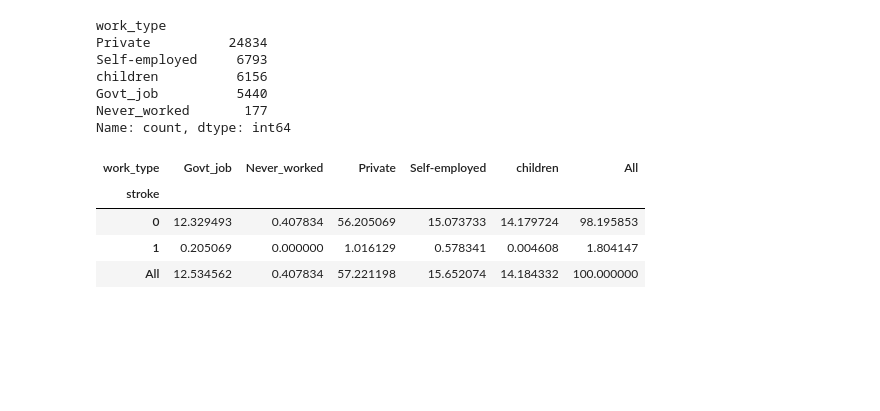
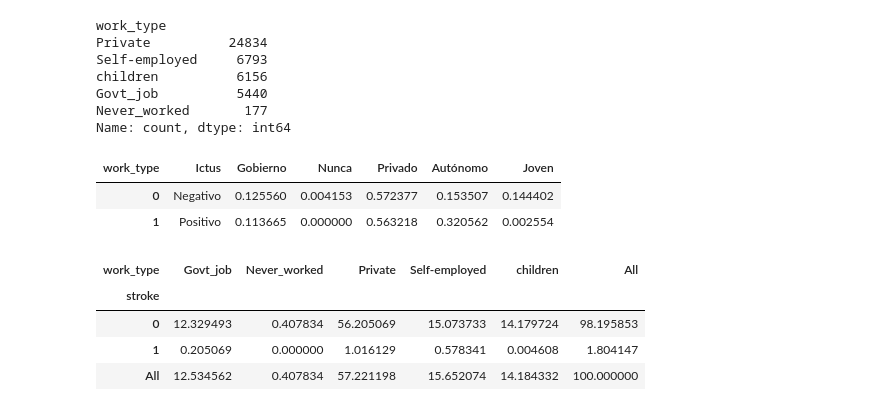
Before and after one commit to antoniocc12/Prediccion-ictus, a Jupyter notebook: notebooks/stroke.ipynb, the cells around one changed output. Drawn from its saved outputs; the diff is of its cells as text; code cells hidden in the pictures; blank space fills up the shorter version.

```diff
--- a/notebooks/stroke.ipynb
+++ b/notebooks/stroke.ipynb
@@ -323,0 +415,9 @@ fig.write_image(os.path.join(os.path.dirname(os.path.dirname(os.path.abspath('fi
+# %%
+work_df = pd.DataFrame(df[['work_type', 'stroke']].groupby('stroke').value_counts(normalize=True).unstack(fill_value=0)).reset_index().replace(
+    {'stroke': {0: 'Negativo', 1: 'Positivo'}}).rename(columns={'stroke': 'Ictus', 'Govt_job': 'Gobierno', 'Never_worked': 'Nunca',
+                                                                'Private': 'Privado', 'Self-employed': 'Autónomo', 'children': 'Joven'})
+work_df
+# %% [output]
+| work_type | Ictus | Gobierno | Nunca | Privado | Autónomo | Joven |
+| 0 | Negativo | 0.125560 | 0.004153 | 0.572377 | 0.153507 | 0.144402 |
+| 1 | Positivo | 0.113665 | 0.000000 | 0.563218 | 0.320562 | 0.002554 |
```
Also changed, not shown: parts of 21 cells of this notebook.
